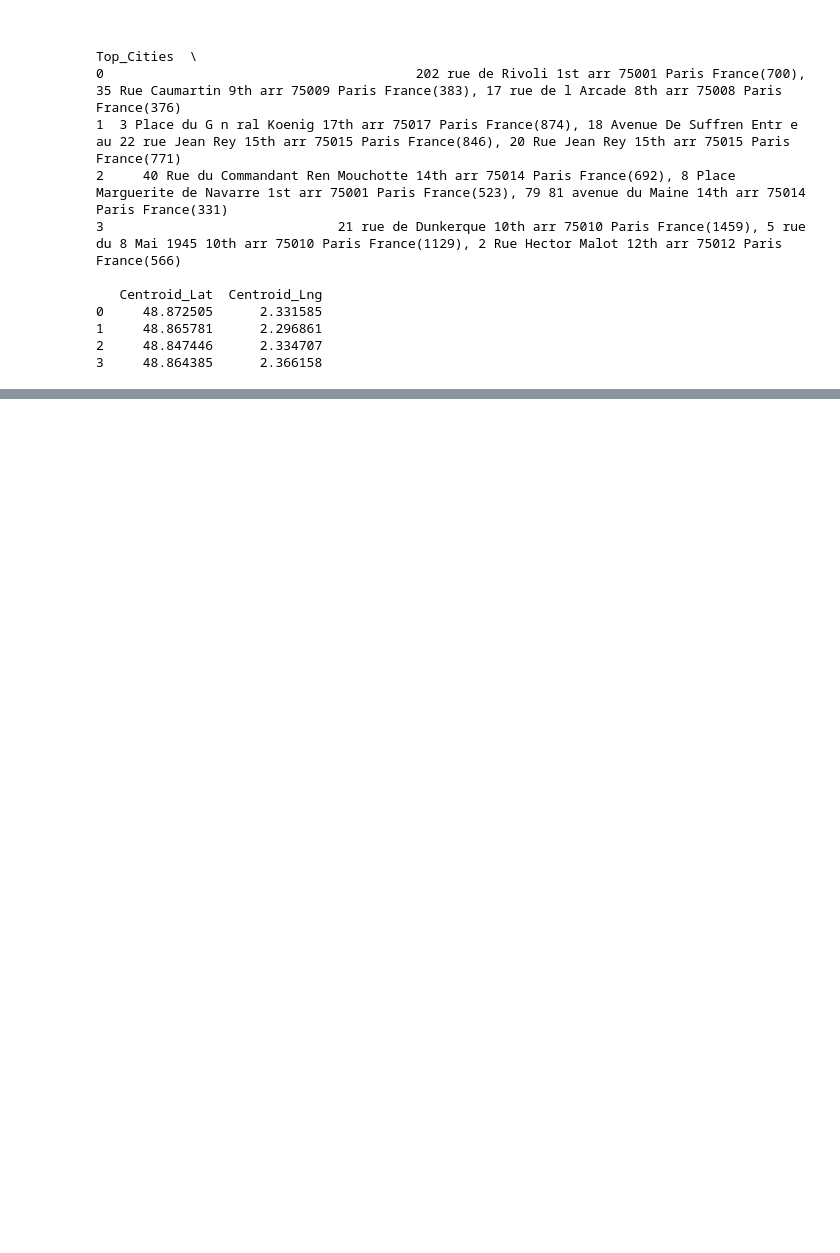
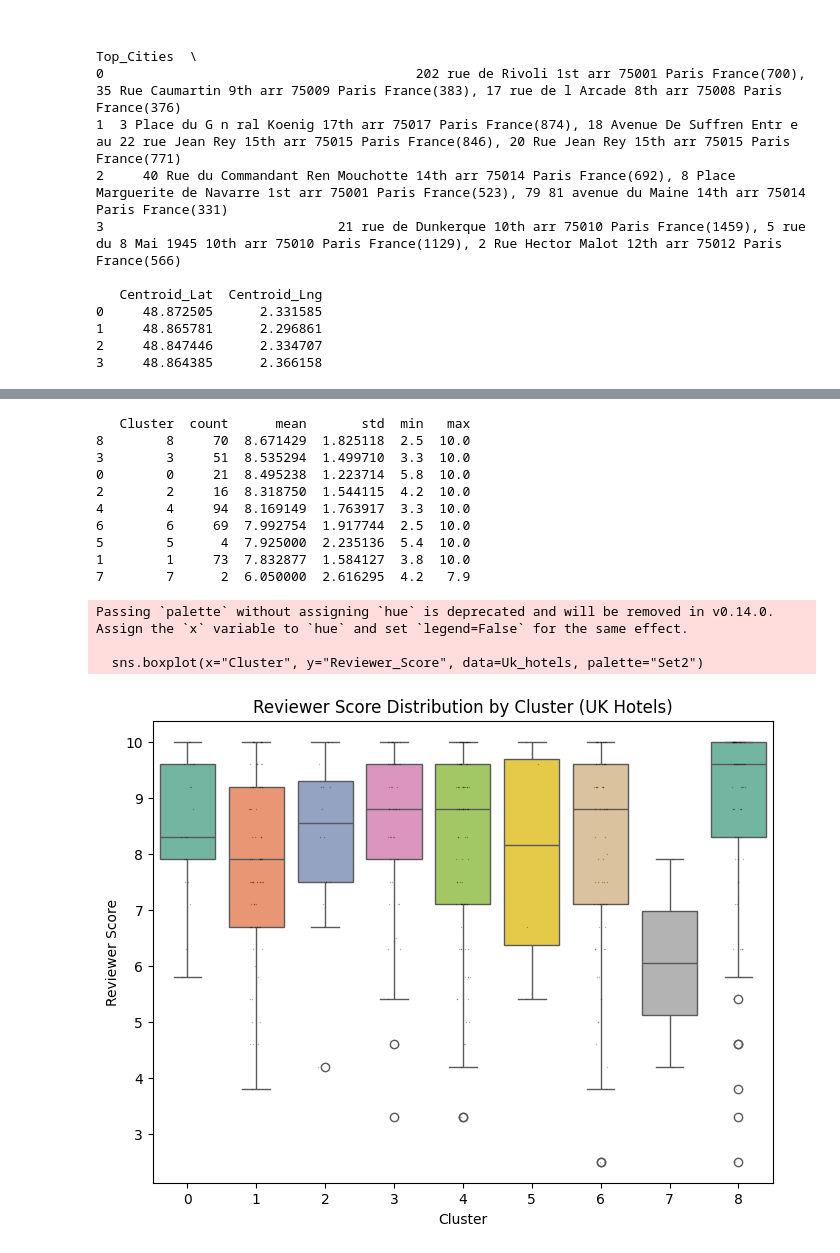
Before and after one commit to zehye/Final-Team5, a Jupyter notebook: 파이널_프로젝트_5팀(리뷰어국적&호텔위치와_평점간의_관계).ipynb, the cells around one changed output, grey strips where cells are left out. Saved outputs shown, nothing was run; the diff lists cells and outputs as text; code cells hidden in the pictures; blank space fills up the shorter version.

```diff
--- a/파이널_프로젝트_5팀(리뷰어국적&호텔위치와_평점간의_관계).ipynb
+++ b/파이널_프로젝트_5팀(리뷰어국적&호텔위치와_평점간의_관계).ipynb
@@ -1075,0 +1252,36 @@ print(cluster_summary)
+# %%
+import seaborn as sns
+import matplotlib.pyplot as plt
+
+# 군집별 평점 요약 통계
+score_summary = (
+    Uk_hotels.groupby("Cluster")["Reviewer_Score"]
+    .agg(["count","mean","std","min","max"])
+    .reset_index()
+    .sort_values("mean", ascending=False)
+)
+print(score_summary)
+
+# 박스플롯 시각화
+plt.figure(figsize=(8,6))
+sns.boxplot(x="Cluster", y="Reviewer_Score", data=Uk_hotels, palette="Set2")
+sns.stripplot(x="Cluster", y="Reviewer_Score", data=Uk_hotels,
+              color="black", size=1, alpha=0.3)  # 분포 점찍기
+plt.title("Reviewer Score Distribution by Cluster (UK Hotels)")
+plt.ylabel("Reviewer Score")
+plt.show()
+# %% [output]
+   Cluster  count      mean       std  min   max
+8        8     70  8.671429  1.825118  2.5  10.0
+3        3     51  8.535294  1.499710  3.3  10.0
+0        0     21  8.495238  1.223714  5.8  10.0
+2        2     16  8.318750  1.544115  4.2  10.0
+4        4     94  8.169149  1.763917  3.3  10.0
+6        6     69  7.992754  1.917744  2.5  10.0
+5        5      4  7.925000  2.235136  5.4  10.0
+1        1     73  7.832877  1.584127  3.8  10.0
+7        7      2  6.050000  2.616295  4.2   7.9
+Passing `palette` without assigning `hue` is deprecated and will be removed in v0.14.0. Assign the `x` variable to `hue` and set `legend=False` for the same effect.
+
+  sns.boxplot(x="Cluster", y="Reviewer_Score", data=Uk_hotels, palette="Set2")
+[figure, added]
```
Also changed, not shown: parts of 19 cells of this notebook.
